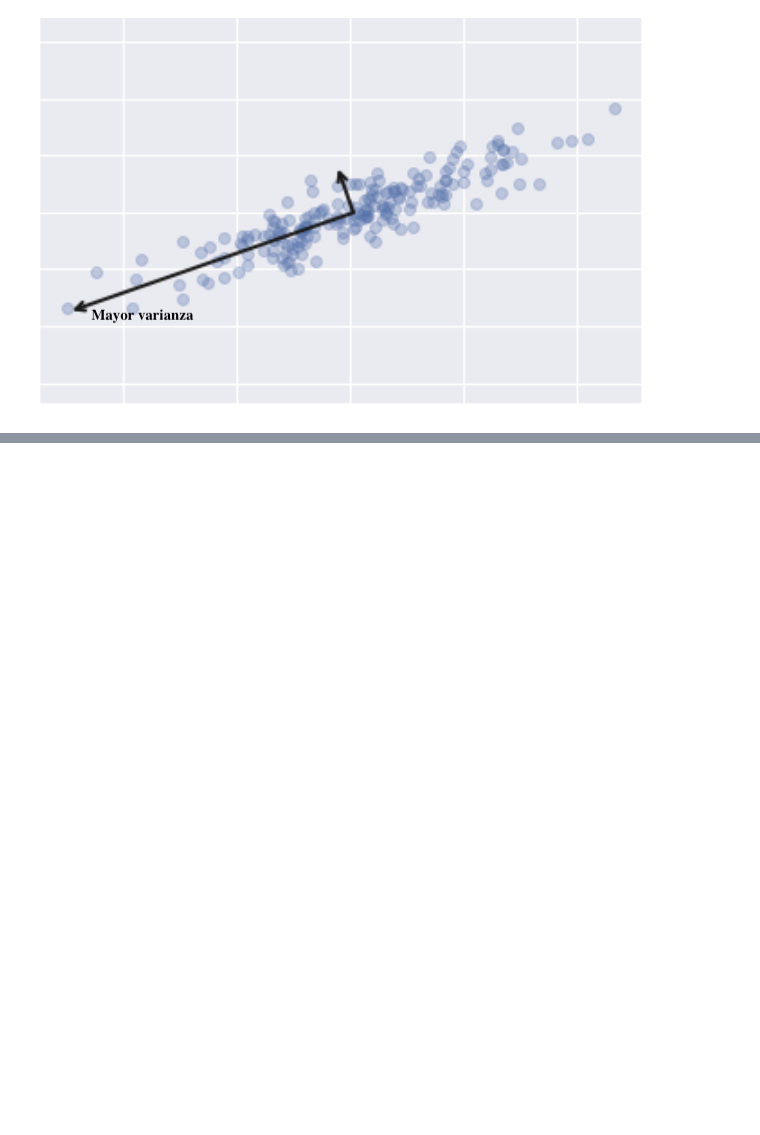
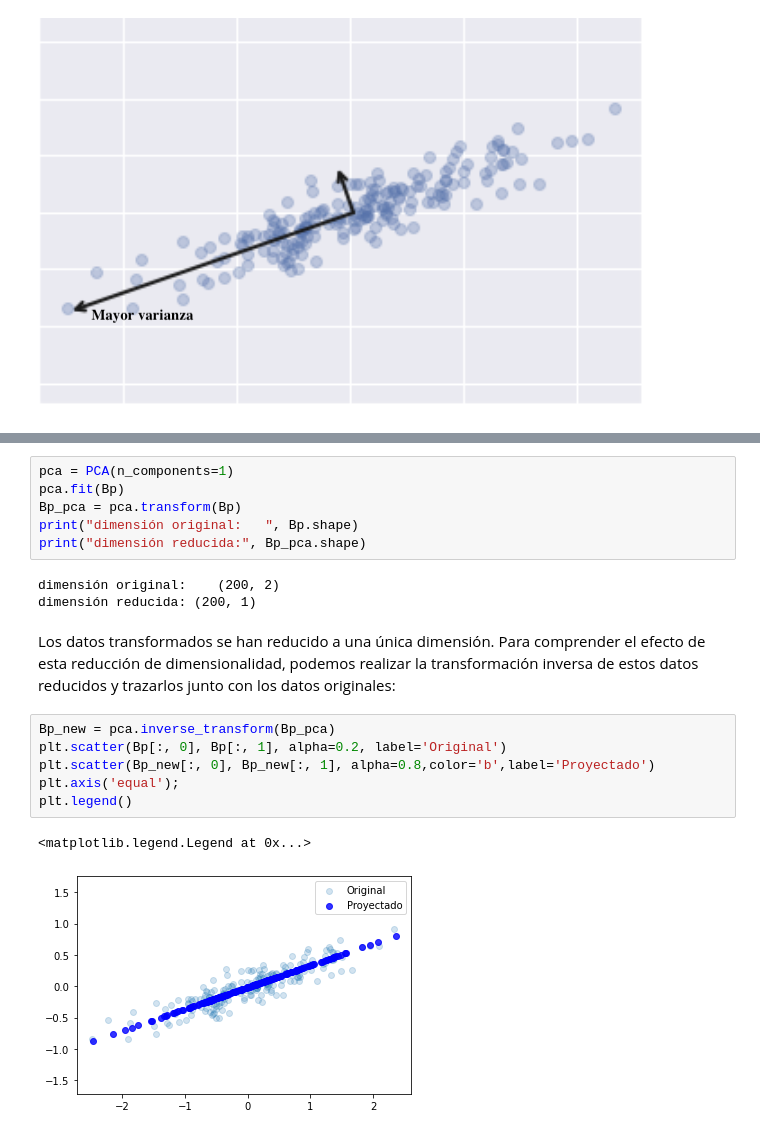
Before and after one commit to kyriox/nlp, a Jupyter notebook: 07_Analisis_Semantico.ipynb, the cells around one changed output, grey strips where cells are left out. Saved outputs shown, nothing was run; the diff lists cells and outputs as text; blank space fills up the shorter version.

```diff
--- a/07_Analisis_Semantico.ipynb
+++ b/07_Analisis_Semantico.ipynb
@@ -315,0 +617,20 @@ Esta generalización y compresión que realiza LSA logra lo que intentamos con e
+# %%
+pca = PCA(n_components=1)
+pca.fit(Bp)
+Bp_pca = pca.transform(Bp)
+print("dimensión original:   ", Bp.shape)
+print("dimensión reducida:", Bp_pca.shape)
+# %% [output]
+dimensión original:    (200, 2)
+dimensión reducida: (200, 1)
+# %% [markdown]
+Los datos transformados se han reducido a una única dimensión. Para comprender el efecto de esta reducción de dimensionalidad, podemos realizar la transformación inversa de estos datos reducidos y trazarlos junto con los datos originales:
+# %%
+Bp_new = pca.inverse_transform(Bp_pca)
+plt.scatter(Bp[:, 0], Bp[:, 1], alpha=0.2, label='Original')
+plt.scatter(Bp_new[:, 0], Bp_new[:, 1], alpha=0.8,color='b',label='Proyectado')
+plt.axis('equal');
+plt.legend()
+# %% [output]
+<matplotlib.legend.Legend at 0x...>
+[figure, added]
```
Also changed, not shown: parts of 109 cells of this notebook.
